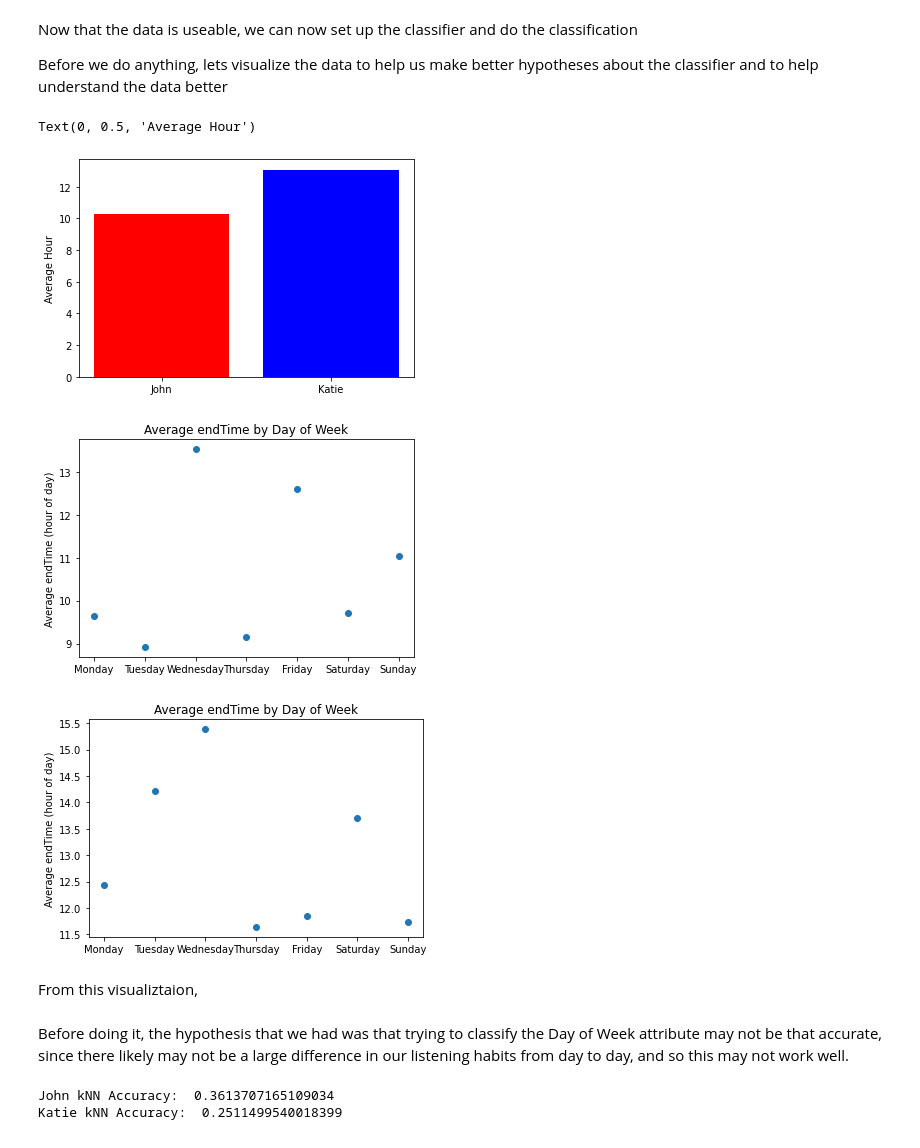
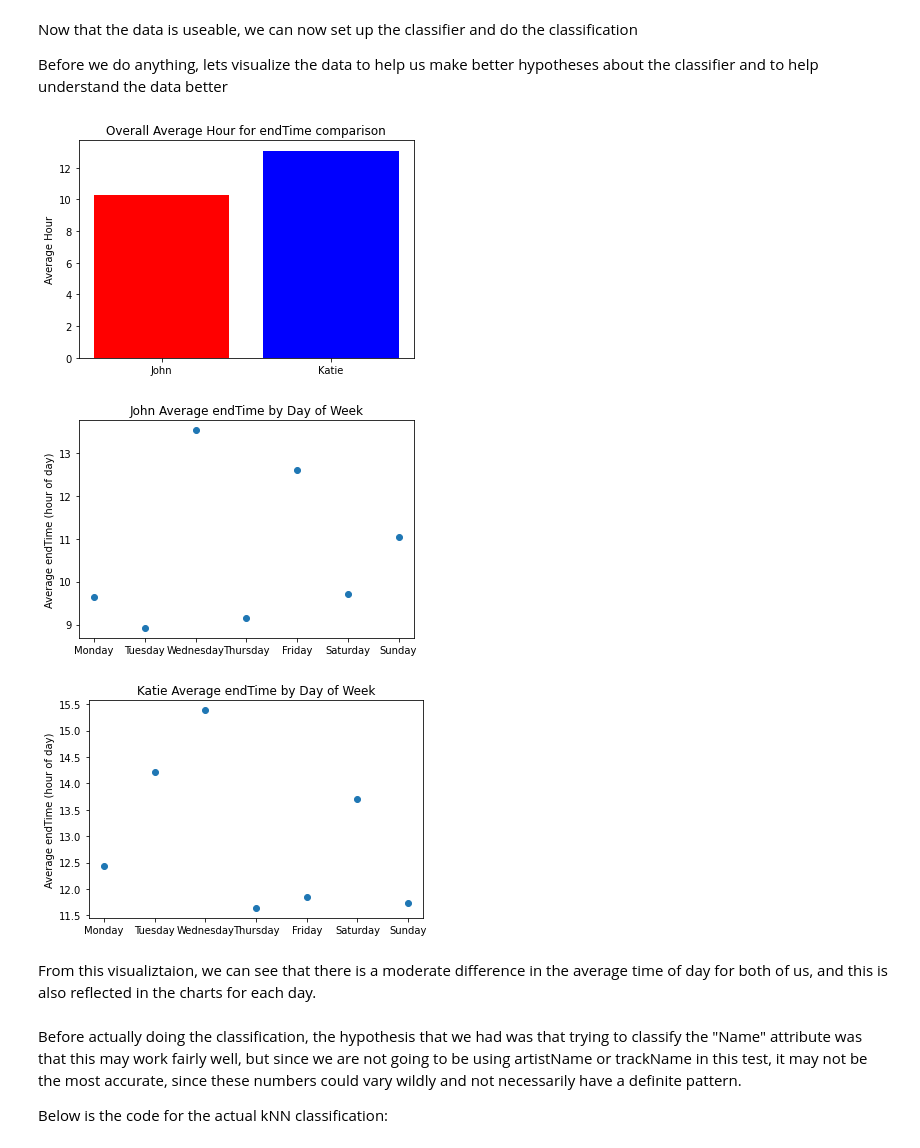
Before and after one commit to JStirrat/project, a Jupyter notebook: QuantifiedSelf.ipynb, the cells around one changed output. Drawn from its saved outputs; the diff is of its cells as text; code cells hidden in the pictures.

```diff
--- a/QuantifiedSelf.ipynb
+++ b/QuantifiedSelf.ipynb
@@ -161,6 +165,13 @@ katie_weekday_df = katie_date_df.join(days_df)
 
 utils.decode_endTime_column(john_weekday_df)
 utils.decode_endTime_column(katie_weekday_df)
+
+john_weekday_df["Name"] = "John"
+katie_weekday_df["Name"] = "Katie"
+
+full_weekday_df = john_weekday_df.append(katie_weekday_df)
+
+print(full_weekday_df)
 # %% [output]
 A value is trying to be set on a copy of a slice from a DataFrame
 
@@ -186,65 +214,20 @@ Before we do anything, lets visualize the data to help us make better hypotheses
 # %%
 plt.figure()
 plt.bar([1], [john_weekday_df["endTime"].mean()], color="red")
 plt.bar([2], [katie_weekday_df["endTime"].mean()], color="blue")
 plt.xticks([1, 2], ["John", "Katie"])
 plt.ylabel("Average Hour")
+plt.title("Overall Average Hour for endTime comparison")
+
+utils.print_avg_endtime_by_weekday_plot(john_weekday_df, "John")
+utils.print_avg_endtime_by_weekday_plot(katie_weekday_df, "Katie")
 # %% [output]
-Text(0, 0.5, 'Average Hour')
-[figure, old version]
+[figure, new version]
+[figure, added]
+[figure, added]
-# %%
-utils.print_avg_endtime_by_weekday_plot(john_weekday_df, "John")
-utils.print_avg_endtime_by_weekday_plot(katie_weekday_df, "Katie")
-# %% [output]
-[figure, removed]
-[figure, removed]
-# %% [markdown]
-From this visualiztaion,
-# %% [markdown]
-Before doing it, the hypothesis that we had was that trying to classify the Day of Week attribute may not be that accurate, since there likely may not be a large difference in our listening habits from day to day, and so this may not work well.
-# %%
-from sklearn.model_selection import train_test_split
-from sklearn.neighbors import KNeighborsClassifier
-from sklearn.metrics import accuracy_score
-from sklearn.preprocessing import MinMaxScaler
-
-scaler = MinMaxScaler()
-
-X_john = john_weekday_df.drop("Day of Week", axis=1)
-X_john = X_john.drop("artistName", axis=1)
-X_john = X_john.drop("trackName", axis=1)
-#X_john = X_john.drop("msPlayed", axis=1)
-y_john = john_weekday_df["Day of Week"]
-
-X_john = scaler.fit_transform(X_john)
-
-X_train_john, X_test_john, y_train_john, y_test_john = train_test_split(X_john, y_john, random_state=0, stratify=y_john)
-
-knn_clf_john = KNeighborsClassifier(n_neighbors=50, metric="euclidean")
-knn_clf_john.fit(X_train_john, y_train_john)
-
-y_predicted_john = knn_clf_john.predict(X_test_john)
-
-accuracy = knn_clf_john.score(X_test_john, y_test_john)
-print("John kNN Accuracy: ", accuracy)
-
-X_katie = katie_weekday_df.drop("Day of Week", axis=1)
-X_katie = X_katie.drop("artistName", axis=1)
-X_katie = X_katie.drop("trackName", axis=1)
-#X_katie = X_katie.drop("msPlayed", axis=1)
-y_katie = katie_weekday_df["Day of Week"]
-
-X_katie = scaler.fit_transform(X_katie)
-
-X_train_katie, X_test_katie, y_train_katie, y_test_katie = train_test_split(X_katie, y_katie, random_state=0, stratify=y_katie)
-
-knn_clf_katie = KNeighborsClassifier(n_neighbors=50, metric="euclidean")
-knn_clf_katie.fit(X_train_katie, y_train_katie)
-
-y_predicted_katie = knn_clf_katie.predict(X_test_katie)
-
-accuracy = knn_clf_katie.score(X_test_katie, y_test_katie)
-print("Katie kNN Accuracy: ", accuracy)
-# %% [output]
-John kNN Accuracy:  0.3613707165109034
-Katie kNN Accuracy:  0.2511499540018399
+# %% [markdown]
+From this visualiztaion, we can see that there is a moderate difference in the average time of day for both of us, and this is also reflected in the charts for each day.
+# %% [markdown]
+Before actually doing the classification, the hypothesis that we had was that trying to classify the "Name" attribute was that this may work fairly well, but since we are not going to be using artistName or trackName in this test, it may not be the most accurate, since these numbers could vary wildly and not necessarily have a definite pattern.
+
+Below is the code for the actual kNN classification:
```
Also changed, not shown: parts of 12 cells of this notebook, 1 other file.
